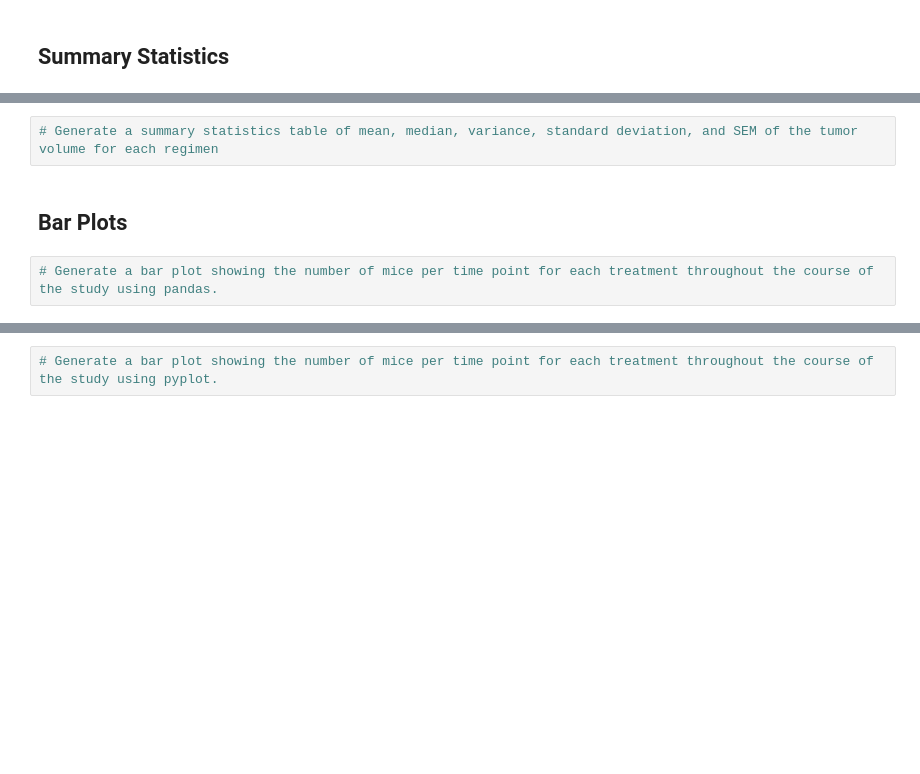
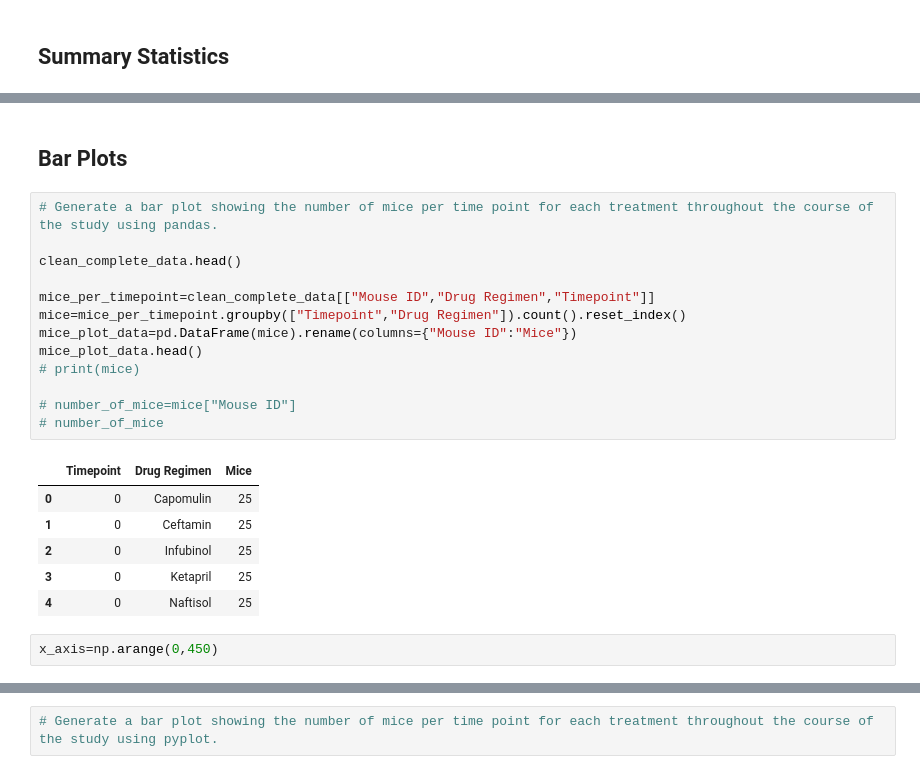
Before and after one commit to trezeget-1/Matplotlib_homework, a Jupyter notebook: 05-Matplotlib HWK/Pymaceuticals/pymaceuticals_starter.ipynb, the cells around one changed output, grey strips where cells are left out. Drawn from its saved outputs; the diff is of its cells as text; blank space fills up the shorter version.

```diff
--- a/05-Matplotlib HWK/Pymaceuticals/pymaceuticals_starter.ipynb
+++ b/05-Matplotlib HWK/Pymaceuticals/pymaceuticals_starter.ipynb
@@ -120,6 +169,24 @@ len(complete_data["Mouse ID"].unique())
-# %%
-# Generate a summary statistics table of mean, median, variance, standard deviation, and SEM of the tumor volume for each regimen
 # %% [markdown]
 ## Bar Plots
 # %%
 # Generate a bar plot showing the number of mice per time point for each treatment throughout the course of the study using pandas.
+
+clean_complete_data.head()
+
+mice_per_timepoint=clean_complete_data[["Mouse ID","Drug Regimen","Timepoint"]]
+mice=mice_per_timepoint.groupby(["Timepoint","Drug Regimen"]).count().reset_index()
+mice_plot_data=pd.DataFrame(mice).rename(columns={"Mouse ID":"Mice"})
+mice_plot_data.head()
+# print(mice)
+
+# number_of_mice=mice["Mouse ID"]
+# number_of_mice
+# %% [output]
+|  | Timepoint | Drug Regimen | Mice |
+| 0 | 0 | Capomulin | 25 |
+| 1 | 0 | Ceftamin | 25 |
+| 2 | 0 | Infubinol | 25 |
+| 3 | 0 | Ketapril | 25 |
+| 4 | 0 | Naftisol | 25 |
+# %%
+x_axis=np.arange(0,450)
```
Also changed, not shown: parts of 22 cells of this notebook, 1 other file.
